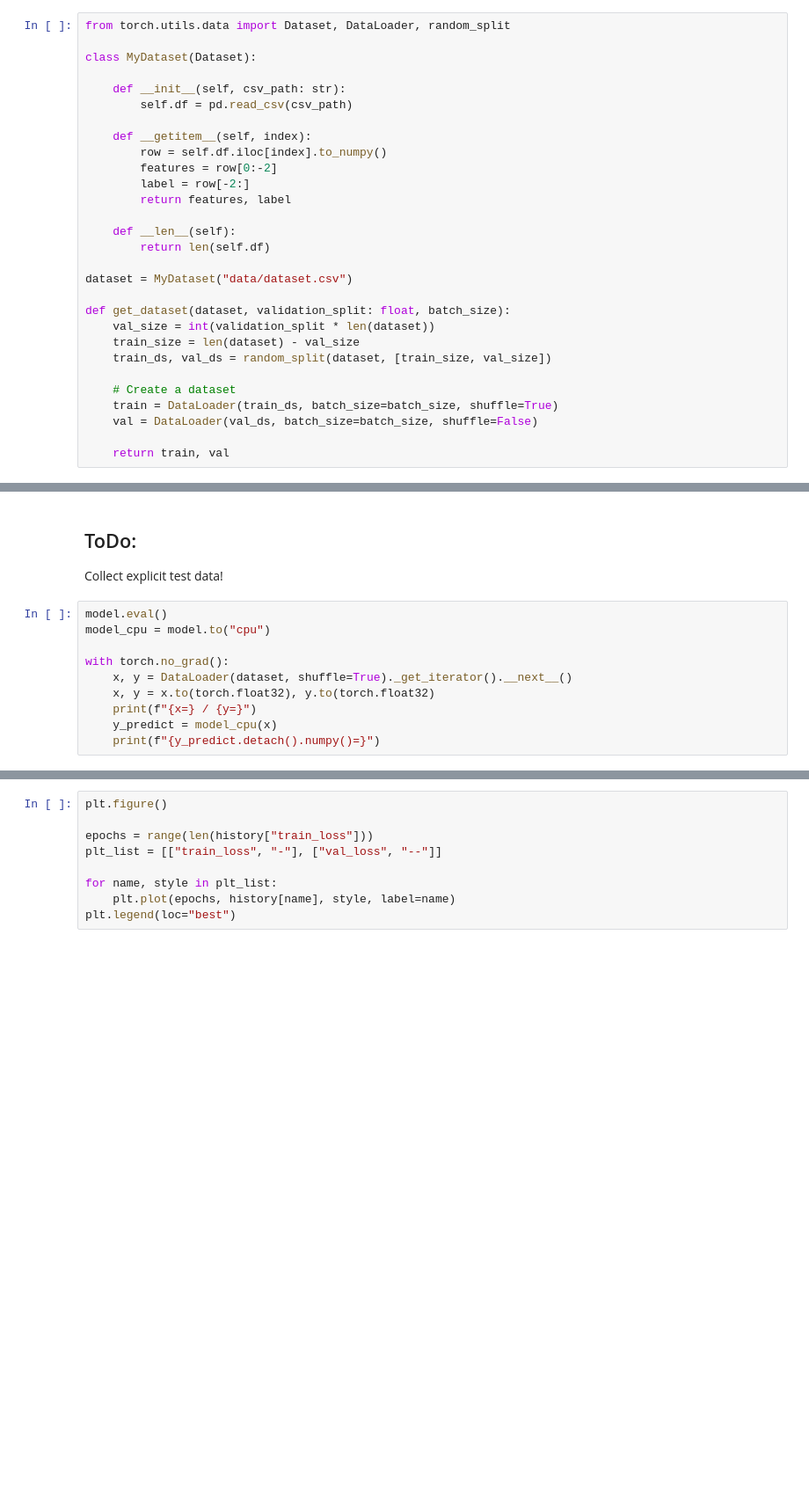
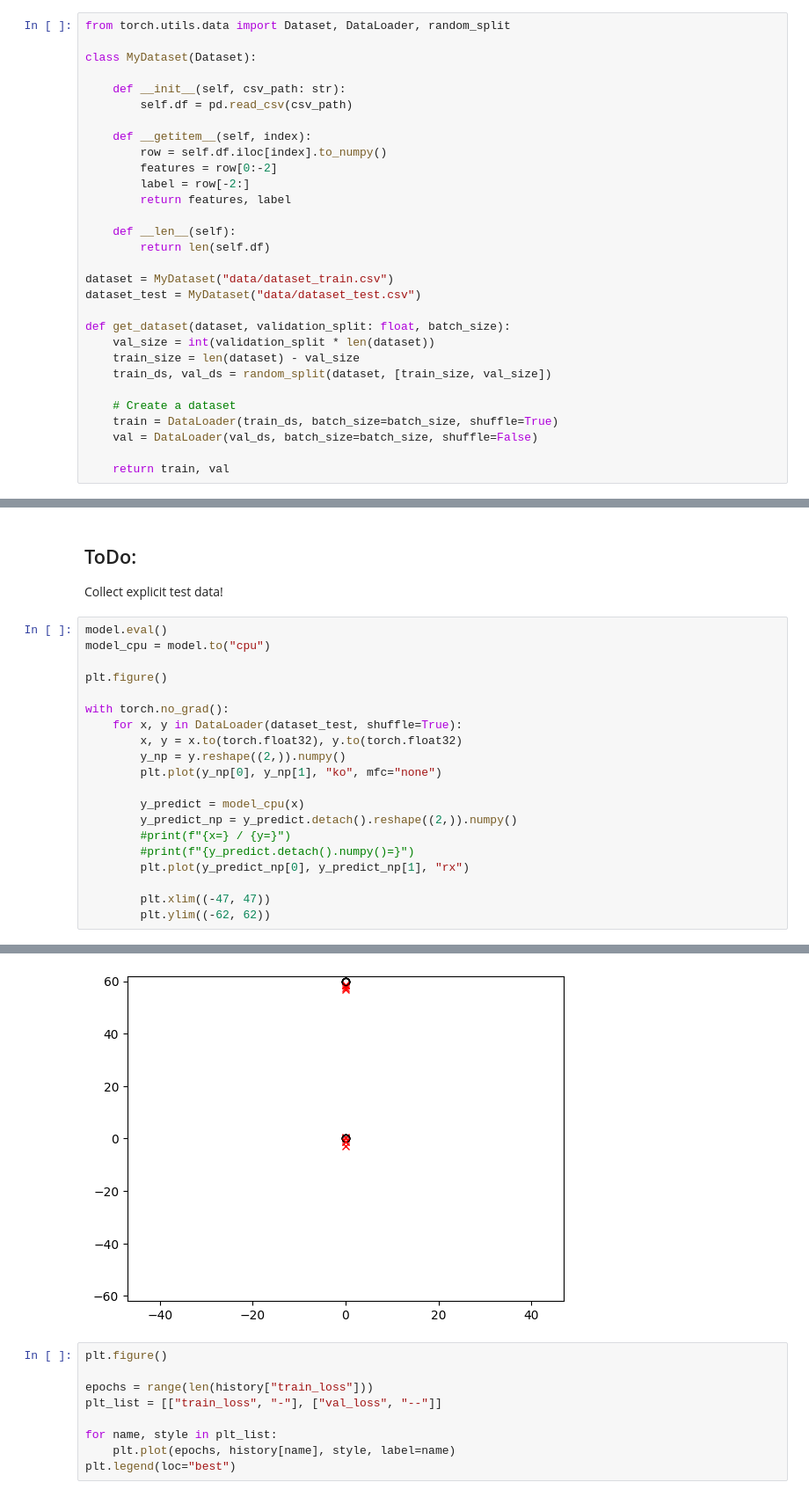
Before and after one commit to MrP123/scf_nn, a Jupyter notebook: test_previous_work.ipynb, the cells around one changed output, grey strips where cells are left out. Shown at 88% size. Saved outputs shown, nothing was run; the diff lists cells and outputs as text; blank space fills up the shorter version.

Commit message:
Handle separate train/test datasets and plot results

```diff
--- a/test_previous_work.ipynb
+++ b/test_previous_work.ipynb
@@ -35,7 +35,8 @@ class MyDataset(Dataset):
     def __len__(self):
         return len(self.df)
 
-dataset = MyDataset("data/dataset.csv")
+dataset = MyDataset("data/dataset_train.csv")
+dataset_test = MyDataset("data/dataset_test.csv")
 
 def get_dataset(dataset, validation_split: float, batch_size):
     val_size = int(validation_split * len(dataset))
@@ -163,10 +164,20 @@ Collect explicit test data!
 model.eval()
 model_cpu = model.to("cpu")
 
+plt.figure()
+
 with torch.no_grad():
-    x, y = DataLoader(dataset, shuffle=True)._get_iterator().__next__()
-    x, y = x.to(torch.float32), y.to(torch.float32)
-    print(f"{x=} / {y=}")
-    y_predict = model_cpu(x)
-    print(f"{y_predict.detach().numpy()=}")
+    for x, y in DataLoader(dataset_test, shuffle=True):
+        x, y = x.to(torch.float32), y.to(torch.float32)
+        y_np = y.reshape((2,)).numpy()
+        plt.plot(y_np[0], y_np[1], "ko", mfc="none")
+
+        y_predict = model_cpu(x)
+        y_predict_np = y_predict.detach().reshape((2,)).numpy()
+        #print(f"{x=} / {y=}")
+        #print(f"{y_predict.detach().numpy()=}")
+        plt.plot(y_predict_np[0], y_predict_np[1], "rx")
+
+        plt.xlim((-47, 47))
+        plt.ylim((-62, 62))
 # %% [output]
@@ -177,3 +184,4 @@ y_predict.detach().numpy()=array([[-2.7577579e-04, -2.0583105e+00]], dtype=float
+[figure, added]
 # %%
 plt.figure()
 
```
Also changed, not shown: parts of 2 cells of this notebook, 3 other files.
